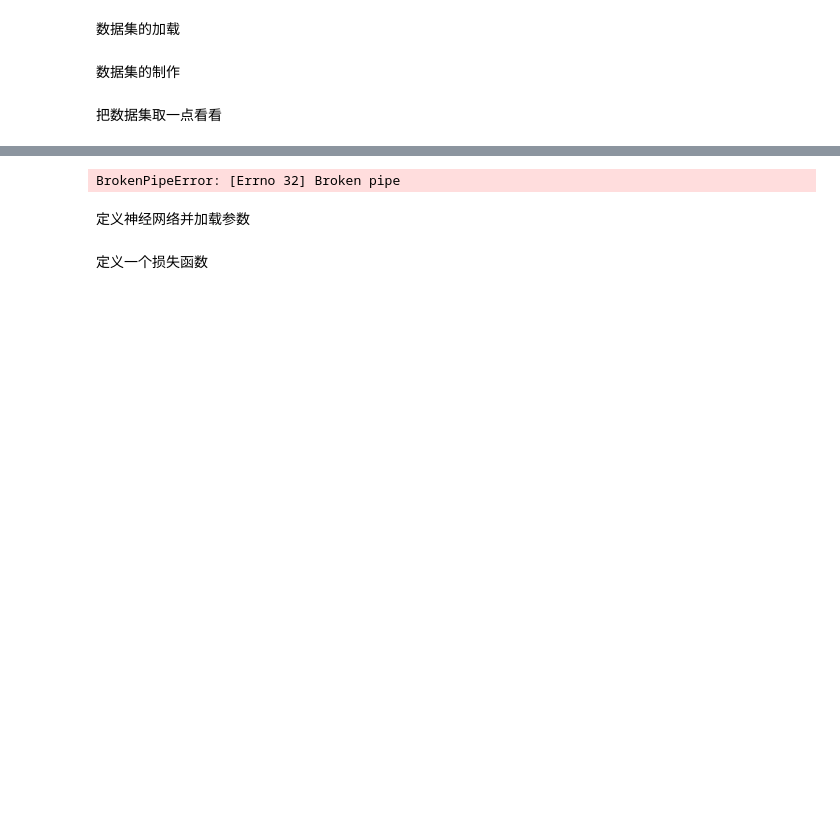
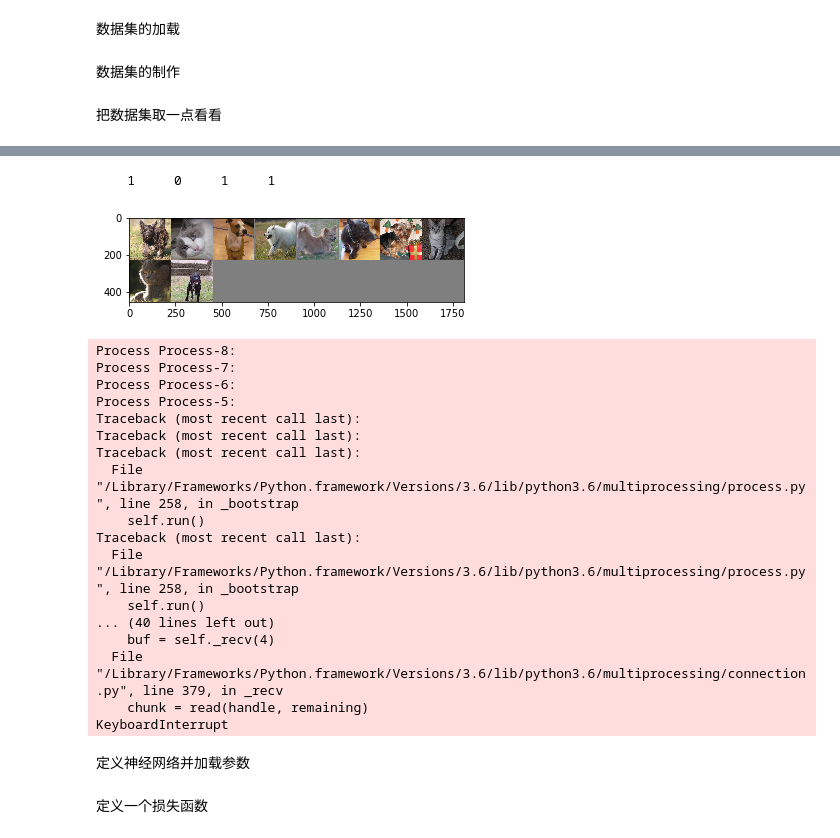
Before and after one commit to VinciXie/deepLearning, a Jupyter notebook: mydataset.ipynb, the cells around one changed output, grey strips where cells are left out. Cells and saved outputs as stored; diff of their text form; code cells hidden in the pictures; blank space fills up the shorter version.

```diff
--- a/mydataset.ipynb
+++ b/mydataset.ipynb
@@ -149,26 +166,44 @@ BrokenPipeError: [Errno 32] Broken pipe
 # %%
 import matplotlib.pyplot as plt
 import numpy as np
 %matplotlib inline
 # functions to show an image
 
 def imshow(img):
-#     img = img / 2 + 0.5     # unnormalize
+    img = img / 2 + 0.5     # unnormalize
     npimg = img.numpy()
     plt.imshow(np.transpose(npimg, (1, 2, 0)))
 
 
 # get some random training images
 dataiter = iter(trainloader)
 images, labels = dataiter.next()
 
 # show images
 imshow(torchvision.utils.make_grid(images))
 # print labels
 
 print(' '.join('%5s' % labels[j] for j in range(4)))
 # %% [output]
-BrokenPipeError: [Errno 32] Broken pipe
+    1     0     1     1
+[figure, added]
+Process Process-8:
+Process Process-7:
+Process Process-6:
+Process Process-5:
+Traceback (most recent call last):
+Traceback (most recent call last):
+Traceback (most recent call last):
+  File "/Library/Frameworks/Python.framework/Versions/3.6/lib/python3.6/multiprocessing/process.py", line 258, in _bootstrap
+    self.run()
+Traceback (most recent call last):
+  File "/Library/Frameworks/Python.framework/Versions/3.6/lib/python3.6/multiprocessing/process.py", line 258, in _bootstrap
+    self.run()
+... (40 lines left out)
+    buf = self._recv(4)
+  File "/Library/Frameworks/Python.framework/Versions/3.6/lib/python3.6/multiprocessing/connection.py", line 379, in _recv
+    chunk = read(handle, remaining)
+KeyboardInterrupt
 # %% [markdown]
 定义神经网络并加载参数
 # %%
```
Also changed, not shown: parts of 3 cells of this notebook, 2 other files.
